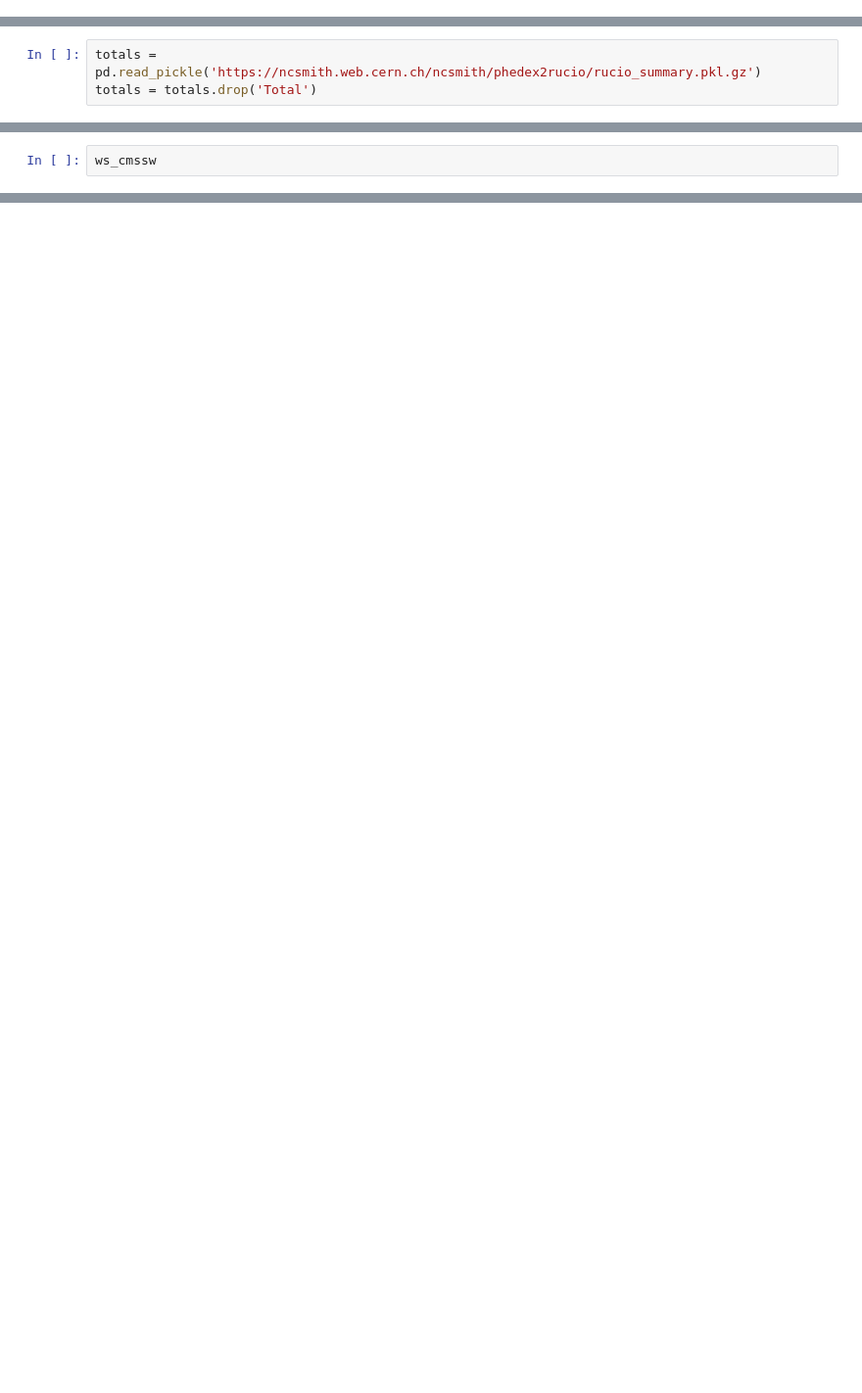
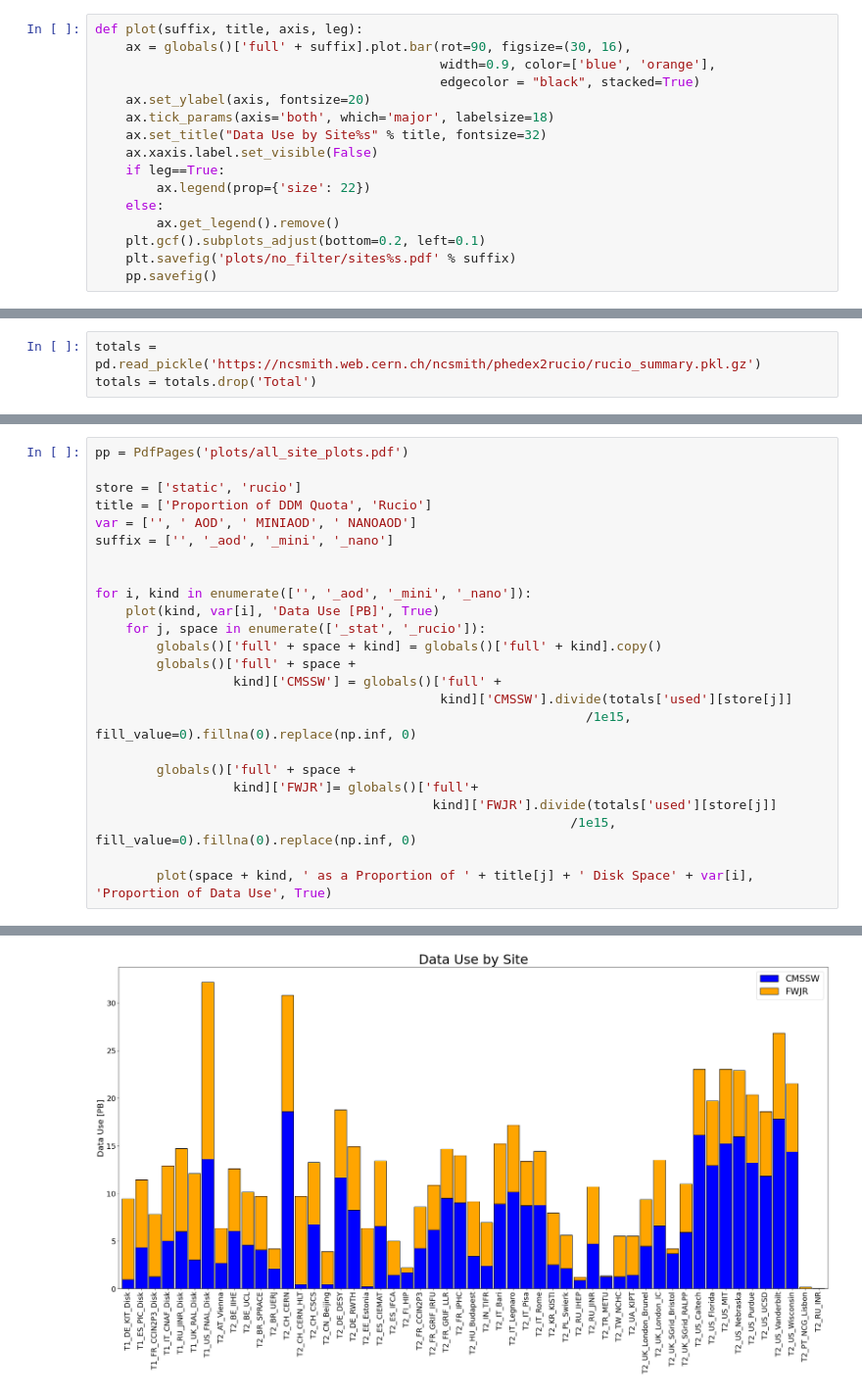
Before and after one commit to emcgrady/cms_data_pop, a Jupyter notebook: bar_graphs.ipynb, the cells around one changed output, grey strips where cells are left out. Shown at 98% size. Drawn from its saved outputs; the diff is of its cells as text; blank space fills up the shorter version.

Commit message:
Updataed bar plots

```diff
--- a/bar_graphs.ipynb
+++ b/bar_graphs.ipynb
@@ -165 +107,17 @@ def plot(suffix, title, axis):
+# %%
+def plot(suffix, title, axis, leg):
+    ax = globals()['full' + suffix].plot.bar(rot=90, figsize=(30, 16),
+                                             width=0.9, color=['blue', 'orange'],
+                                             edgecolor = "black", stacked=True)
+    ax.set_ylabel(axis, fontsize=20)
+    ax.tick_params(axis='both', which='major', labelsize=18)
+    ax.set_title("Data Use by Site%s" % title, fontsize=32)
+    ax.xaxis.label.set_visible(False)
+    if leg==True:
+        ax.legend(prop={'size': 22})
+    else:
+        ax.get_legend().remove()
+    plt.gcf().subplots_adjust(bottom=0.2, left=0.1)
+    plt.savefig('plots/no_filter/sites%s.pdf' % suffix)
+    pp.savefig()
 # %%
@@ -230,3 +151,25 @@ pp.close()
 # %%
-ws_cmssw
+pp = PdfPages('plots/all_site_plots.pdf')
+
+store = ['static', 'rucio']
+title = ['Proportion of DDM Quota', 'Rucio']
+var = ['', ' AOD', ' MINIAOD', ' NANOAOD']
+suffix = ['', '_aod', '_mini', '_nano']
+
+
+for i, kind in enumerate(['', '_aod', '_mini', '_nano']):
+    plot(kind, var[i], 'Data Use [PB]', True)
+    for j, space in enumerate(['_stat', '_rucio']):
+        globals()['full' + space + kind] = globals()['full' + kind].copy()
+        globals()['full' + space +
+                  kind]['CMSSW'] = globals()['full' +
+                                             kind]['CMSSW'].divide(totals['used'][store[j]]
+                                                                /1e15, fill_value=0).fillna(0).replace(np.inf, 0)
+
+        globals()['full' + space +
+                  kind]['FWJR']= globals()['full'+
+                                            kind]['FWJR'].divide(totals['used'][store[j]]
+                                                              /1e15, fill_value=0).fillna(0).replace(np.inf, 0)
+
+        plot(space + kind, ' as a Proportion of ' + title[j] + ' Disk Space' + var[i], 'Proportion of Data Use', True)
 # %% [output]
@@ -245,0 +176 @@ ws_cmssw
+[figure, added]
```
Also changed, not shown: parts of 9 cells of this notebook, 1 other file.
